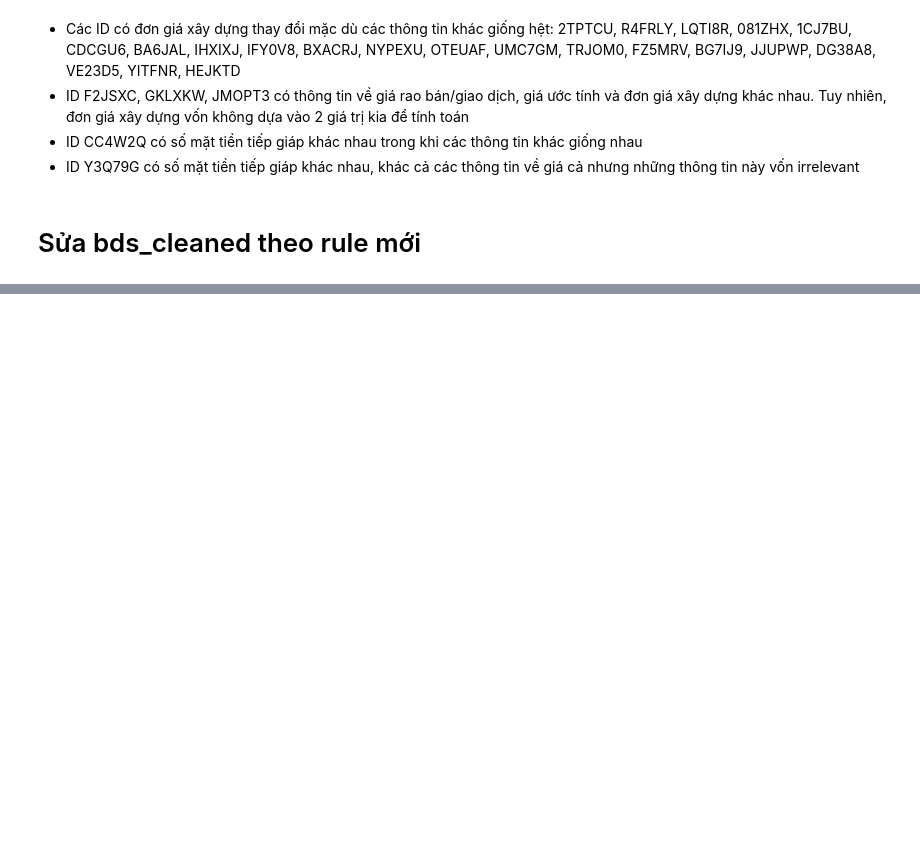
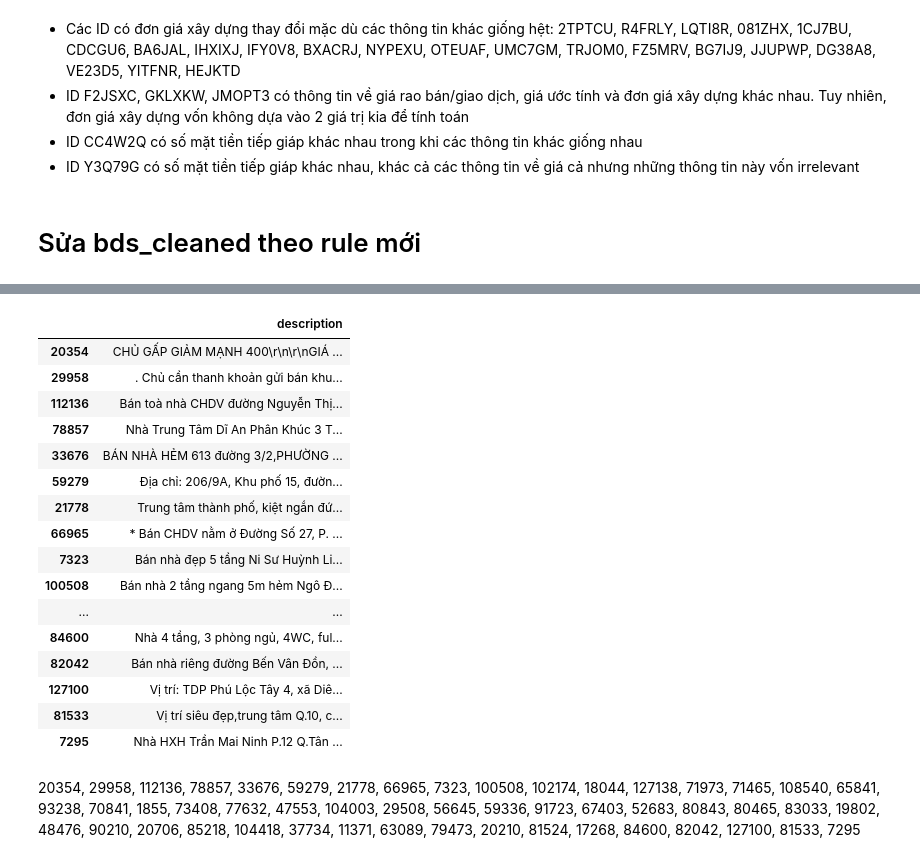
Before and after one commit to PhamMaiLinh-2403/estates-app, a Jupyter notebook: test_cua_pml.ipynb, the cells around one changed output, grey strips where cells are left out. Cells and saved outputs as stored; diff of their text form; code cells hidden in the pictures; blank space fills up the shorter version.

```diff
--- a/test_cua_pml.ipynb
+++ b/test_cua_pml.ipynb
@@ -375,0 +471,25 @@ bds_raw[bds_raw['description'].str.lower().str.contains('xd1\d+\s*m')].shape[0]
+# %%
+dtxd_set = set(bds_raw[bds_raw['description'].str.lower().str.contains('dtxd')].index)
+ca_extracted_set = set(bds_raw[bds_raw['construction area new'].notna()].index)
+need_to_fix_ind = list(dtxd_set - ca_extracted_set)
+bds_raw.loc[need_to_fix_ind][['description']]
+# %% [output]
+|  | description |
+| 20354 | CHỦ GẤP GIẢM MẠNH 400\r\n\r\nGIÁ ... |
+| 29958 | . Chủ cần thanh khoản gửi bán khu... |
+| 112136 | Bán toà nhà CHDV đường Nguyễn Thị... |
+| 78857 | Nhà Trung Tâm Dĩ An Phân Khúc 3 T... |
+| 33676 | BÁN NHÀ HẺM 613 đường 3/2,PHƯỜNG ... |
+| 59279 | Địa chỉ: 206/9A, Khu phố 15, đườn... |
+| 21778 | Trung tâm thành phố, kiệt ngắn đứ... |
+| 66965 | * Bán CHDV nằm ở Đường Số 27, P. ... |
+| 7323 | Bán nhà đẹp 5 tầng Ni Sư Huỳnh Li... |
+| 100508 | Bán nhà 2 tầng ngang 5m hẻm Ngô Đ... |
+| ... | ... |
+| 84600 | Nhà 4 tầng, 3 phòng ngủ, 4WC, ful... |
+| 82042 | Bán nhà riêng đường Bến Vân Đồn, ... |
+| 127100 | Vị trí: TDP Phú Lộc Tây 4, xã Diê... |
+| 81533 | Vị trí siêu đẹp,trung tâm Q.10, c... |
+| 7295 | Nhà HXH Trần Mai Ninh P.12 Q.Tân ... |
+# %% [markdown]
+20354, 29958, 112136, 78857, 33676, 59279, 21778, 66965, 7323, 100508, 102174, 18044, 127138, 71973, 71465, 108540, 65841, 93238, 70841, 1855, 73408, 77632, 47553, 104003, 29508, 56645, 59336, 91723, 67403, 52683, 80843, 80465, 83033, 19802, 48476, 90210, 20706, 85218, 104418, 37734, 11371, 63089, 79473, 20210, 81524, 17268, 84600, 82042, 127100, 81533, 7295
```
Also changed, not shown: parts of 10 cells of this notebook, 1 other file.
